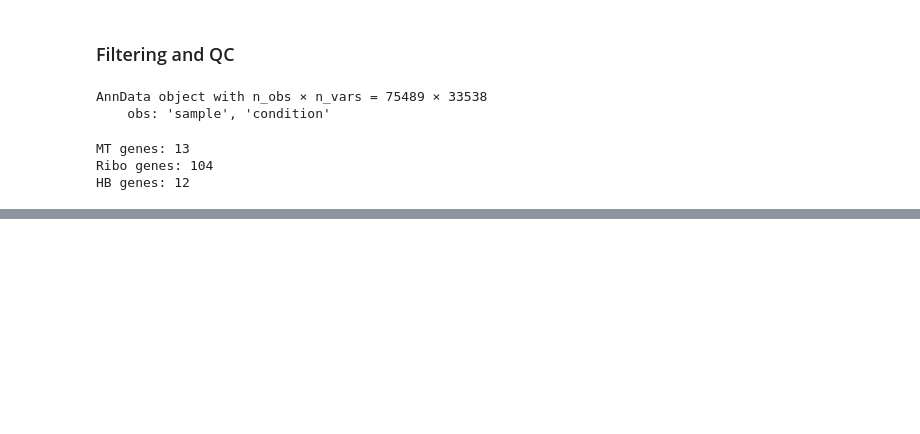
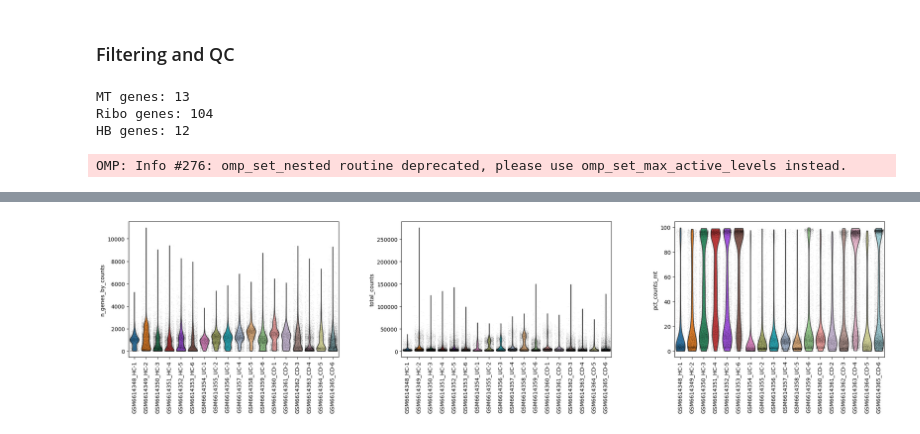
Before and after one commit to crlfgnds/ibd-myeloid-scoring, a Jupyter notebook: notebooks/02_scrna_preprocessing.ipynb, the cells around one changed output, grey strips where cells are left out. Saved outputs shown, nothing was run; the diff lists cells and outputs as text; code cells hidden in the pictures; blank space fills up the shorter version.

Commit message:
S4: create object and pre- processing

```diff
--- a/notebooks/02_scrna_preprocessing.ipynb
+++ b/notebooks/02_scrna_preprocessing.ipynb
@@ -124,14 +154,6 @@ adata_combined.obs["condition"].value_counts()
 # %%
 #save unfiltered, processed object
 adata_combined.write("data/processed/adata_combined_raw.h5ad")
-# %%
-#load
-os.chdir("/Users/annacarolinafagundes/ibd-myeloid-scoring/") #change wd
-adata_combined = sc.read_h5ad("data/processed/scrna/adata_combined_raw.h5ad")
-print(adata_combined)
-# %% [output]
-AnnData object with n_obs × n_vars = 75489 × 33538
-    obs: 'sample', 'condition'
 # %%
 # if needed delete unnecessary objects (memory management)
 del adatas          # delete the list — no longer needed
@@ -158,6 +180,8 @@ sc.pp.calculate_qc_metrics(
     qc_vars=["mt", "ribo", "hb"], #flag genes in var, stores results as pct in obs
     inplace=True, #replace the object instead of creating a new one
     log1p=True)
+# %% [output]
+OMP: Info #276: omp_set_nested routine deprecated, please use omp_set_max_active_levels instead.
 # %%
 #export to visualize data structure
 adata_combined.obs.to_csv("obs_check.csv") #object metatada/ rows:barcode / cols: metadata cols
@@ -182,0 +199,11 @@ sc.pl.violin(
+# %%
+#visualize QC metrics per sample
+sc.pl.violin(
+    adata_combined,
+    ["n_genes_by_counts", "total_counts", "pct_counts_mt"],
+    jitter=0.4,
+    size=0.2,
+    groupby="sample",
+    save="_qc_violin_per_sample.png",
+    rotation=90)
+# %% [output]
@@ -182,0 +211 @@ sc.pl.violin(
+[figure, added]
```
Also changed, not shown: parts of 15 cells of this notebook.
